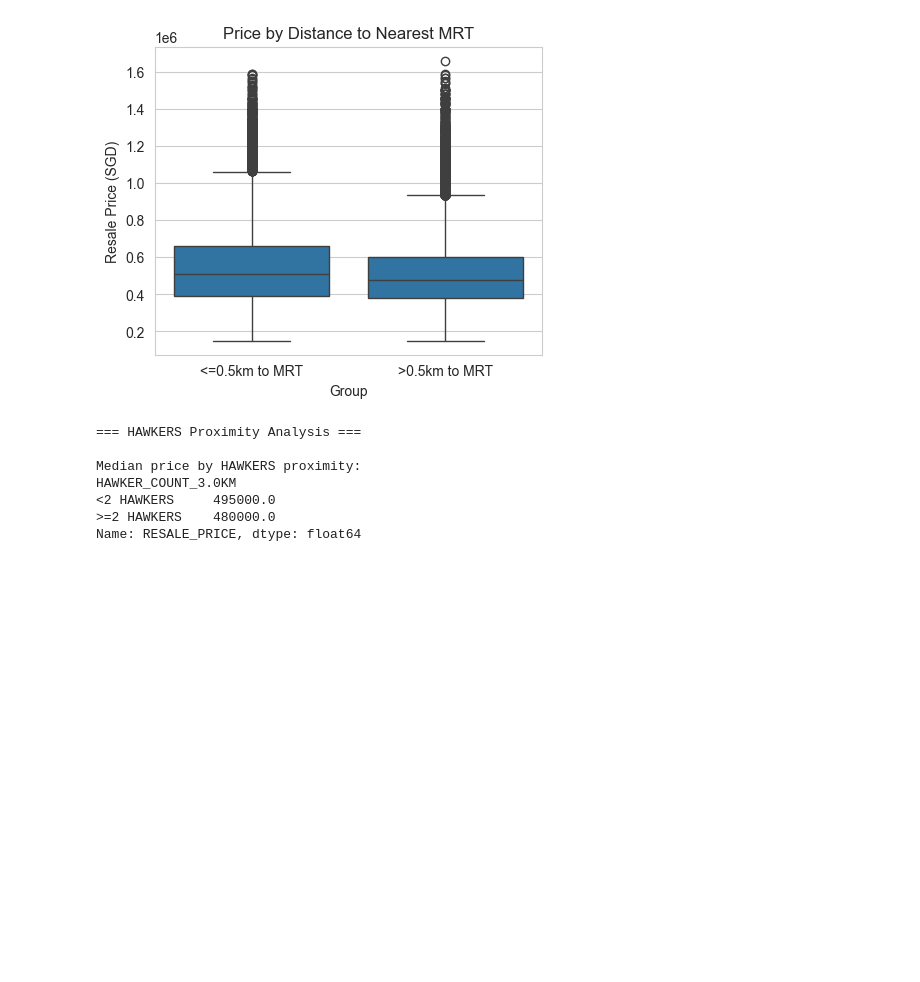
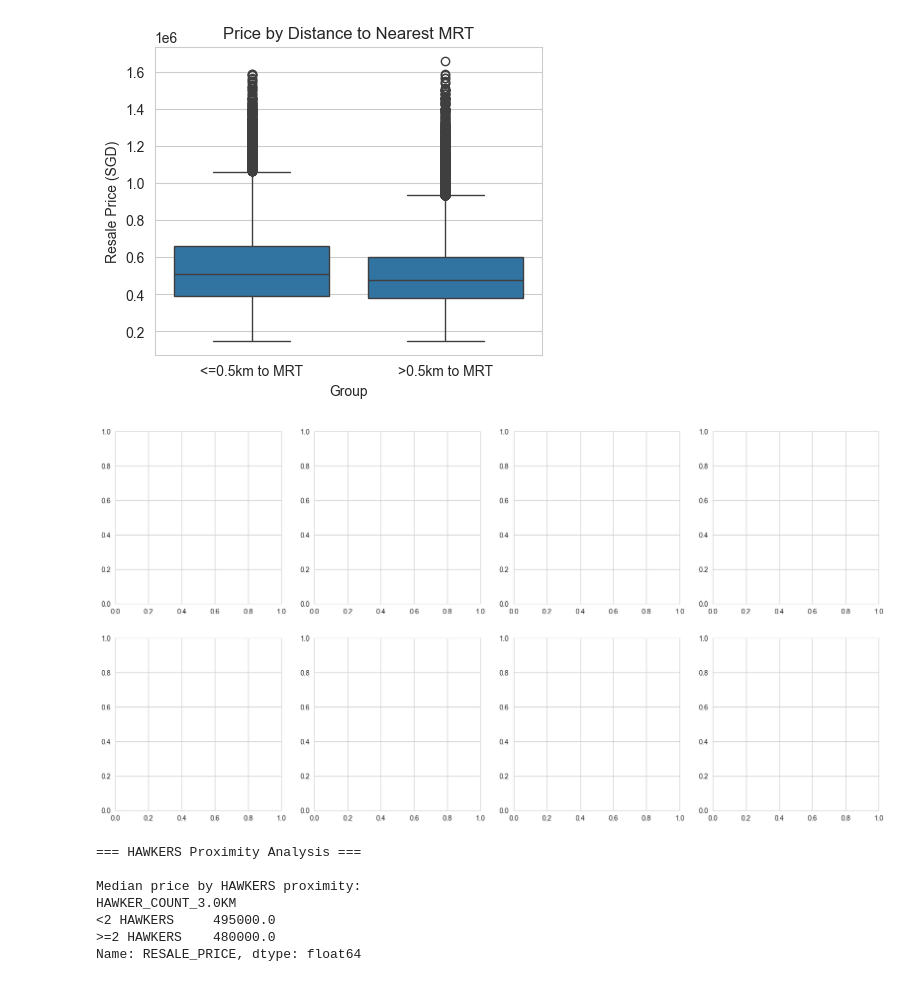
Before and after one commit to LIU-FAYANG/cs5228_PROJ, a Jupyter notebook: Scripts/train_EDA_feature_engineering_pipeline.ipynb, the cells around one changed output. Saved outputs shown, nothing was run; the diff lists cells and outputs as text; code cells hidden in the pictures; blank space fills up the shorter version.

```diff
--- a/Scripts/train_EDA_feature_engineering_pipeline.ipynb
+++ b/Scripts/train_EDA_feature_engineering_pipeline.ipynb
@@ -1206,6 +1206,11 @@ NEAREST_MRT_KM
 <=0.5km    510000.0
 Name: RESALE_PRICE, dtype: float64
 [figure]
+# %%
+fig, axes = plt.subplots(2, 4, figsize=(20, 10))
+titles=['Price by MRT Proximity','Price by HAWKERS Proximity','','',]
+# %% [output]
+[figure, added]
 # %%
 # ============================================
 # 2. HAWKERS
```
Also changed, not shown: parts of 2 cells of this notebook, 1 other file.
